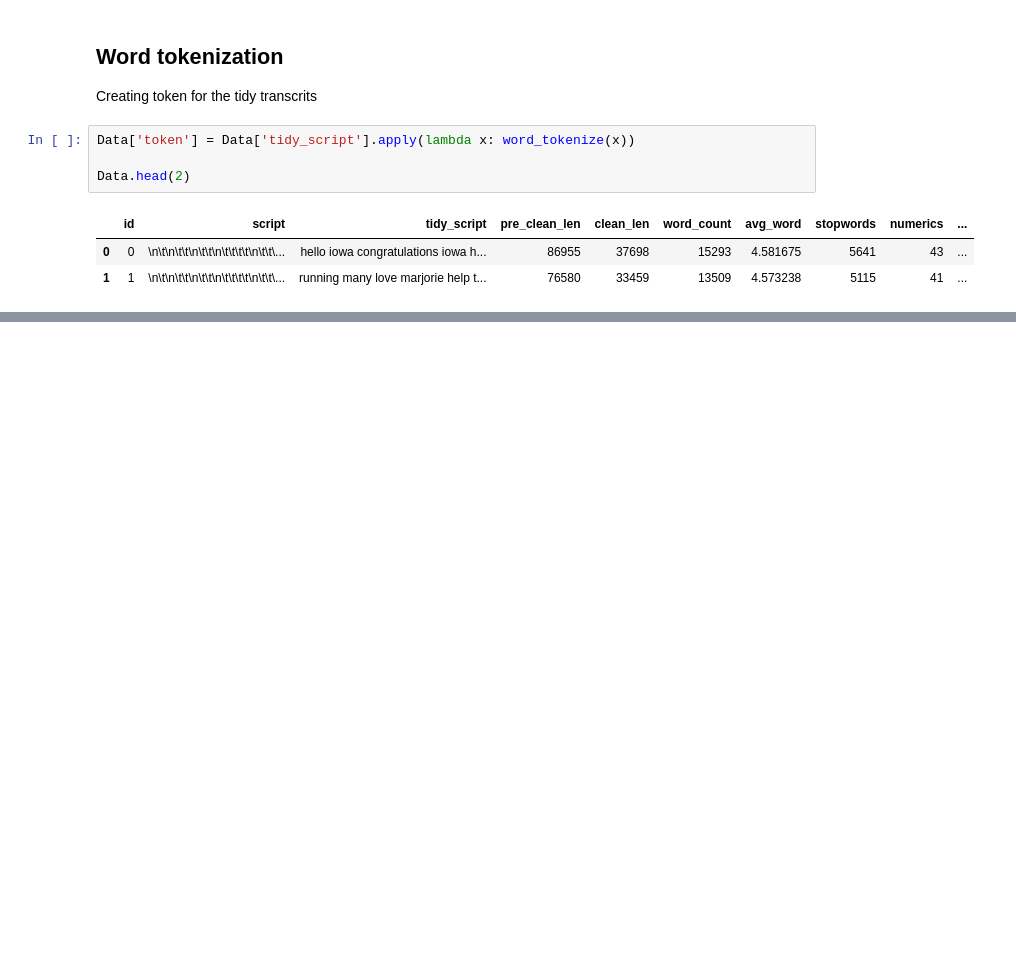
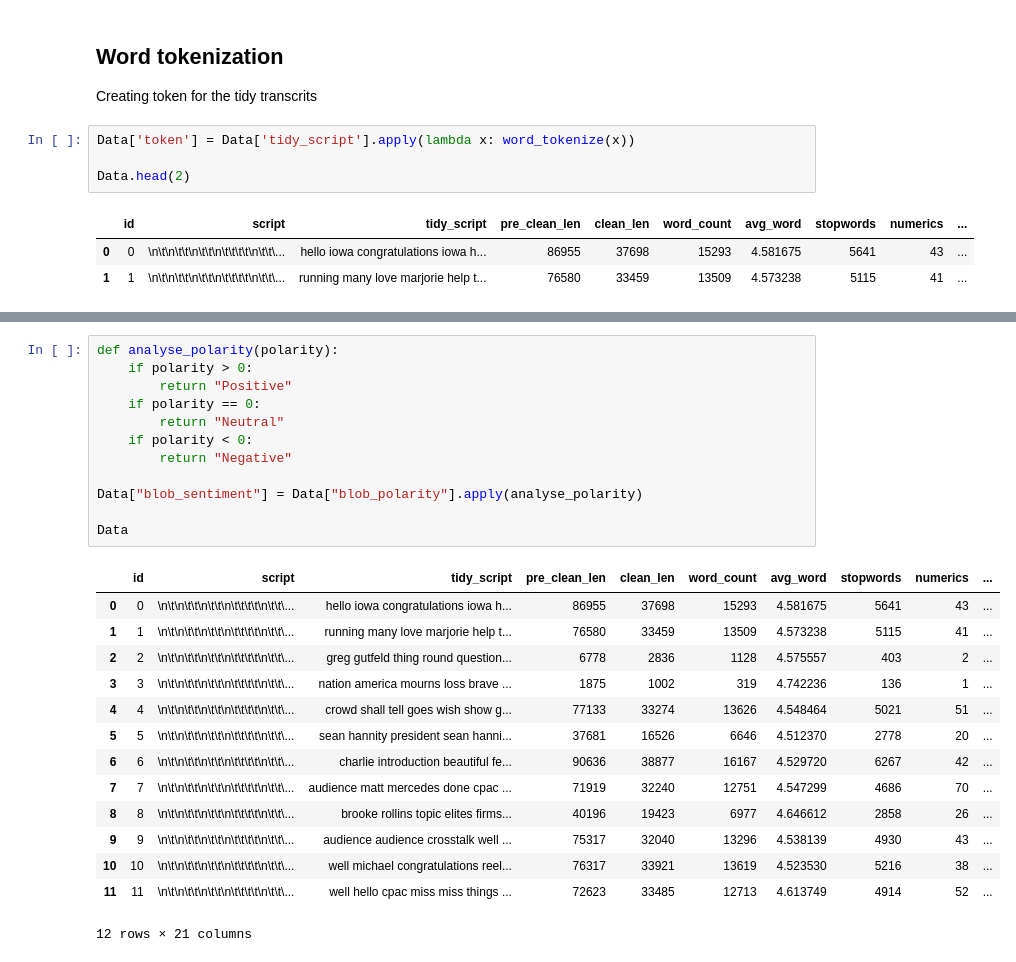
Before and after one commit to marcamse/Hate_speech_detection_-Omdena_course-, a Jupyter notebook: Final_project.ipynb, the cells around one changed output, grey strips where cells are left out. Cells and saved outputs as stored; diff of their text form; blank space fills up the shorter version.

```diff
--- a/Final_project.ipynb
+++ b/Final_project.ipynb
@@ -933,0 +909,27 @@ ModuleNotFoundError: No module named 'flair'
+# %%
+def analyse_polarity(polarity):
+    if polarity > 0:
+        return "Positive"
+    if polarity == 0:
+        return "Neutral"
+    if polarity < 0:
+        return "Negative"
+
+Data["blob_sentiment"] = Data["blob_polarity"].apply(analyse_polarity)
+
+Data
+# %% [output]
+|  | id | script | tidy_script | pre_clean_len | clean_len | word_count | avg_word | stopwords | numerics | ... |
+| 0 | 0 | \n\t\n\t\t\n\t\t\n\t\t\t\t\n\t\t\... | hello iowa congratulations iowa h... | 86955 | 37698 | 15293 | 4.581675 | 5641 | 43 | ... |
+| 1 | 1 | \n\t\n\t\t\n\t\t\n\t\t\t\t\n\t\t\... | running many love marjorie help t... | 76580 | 33459 | 13509 | 4.573238 | 5115 | 41 | ... |
+| 2 | 2 | \n\t\n\t\t\n\t\t\n\t\t\t\t\n\t\t\... | greg gutfeld thing round question... | 6778 | 2836 | 1128 | 4.575557 | 403 | 2 | ... |
+| 3 | 3 | \n\t\n\t\t\n\t\t\n\t\t\t\t\n\t\t\... | nation america mourns loss brave ... | 1875 | 1002 | 319 | 4.742236 | 136 | 1 | ... |
+| 4 | 4 | \n\t\n\t\t\n\t\t\n\t\t\t\t\n\t\t\... | crowd shall tell goes wish show g... | 77133 | 33274 | 13626 | 4.548464 | 5021 | 51 | ... |
+| 5 | 5 | \n\t\n\t\t\n\t\t\n\t\t\t\t\n\t\t\... | sean hannity president sean hanni... | 37681 | 16526 | 6646 | 4.512370 | 2778 | 20 | ... |
+| 6 | 6 | \n\t\n\t\t\n\t\t\n\t\t\t\t\n\t\t\... | charlie introduction beautiful fe... | 90636 | 38877 | 16167 | 4.529720 | 6267 | 42 | ... |
+| 7 | 7 | \n\t\n\t\t\n\t\t\n\t\t\t\t\n\t\t\... | audience matt mercedes done cpac ... | 71919 | 32240 | 12751 | 4.547299 | 4686 | 70 | ... |
+| 8 | 8 | \n\t\n\t\t\n\t\t\n\t\t\t\t\n\t\t\... | brooke rollins topic elites firms... | 40196 | 19423 | 6977 | 4.646612 | 2858 | 26 | ... |
+| 9 | 9 | \n\t\n\t\t\n\t\t\n\t\t\t\t\n\t\t\... | audience audience crosstalk well ... | 75317 | 32040 | 13296 | 4.538139 | 4930 | 43 | ... |
+| 10 | 10 | \n\t\n\t\t\n\t\t\n\t\t\t\t\n\t\t\... | well michael congratulations reel... | 76317 | 33921 | 13619 | 4.523530 | 5216 | 38 | ... |
+| 11 | 11 | \n\t\n\t\t\n\t\t\n\t\t\t\t\n\t\t\... | well hello cpac miss miss things ... | 72623 | 33485 | 12713 | 4.613749 | 4914 | 52 | ... |
+12 rows × 21 columns
```
Also changed, not shown: parts of 61 cells of this notebook.
